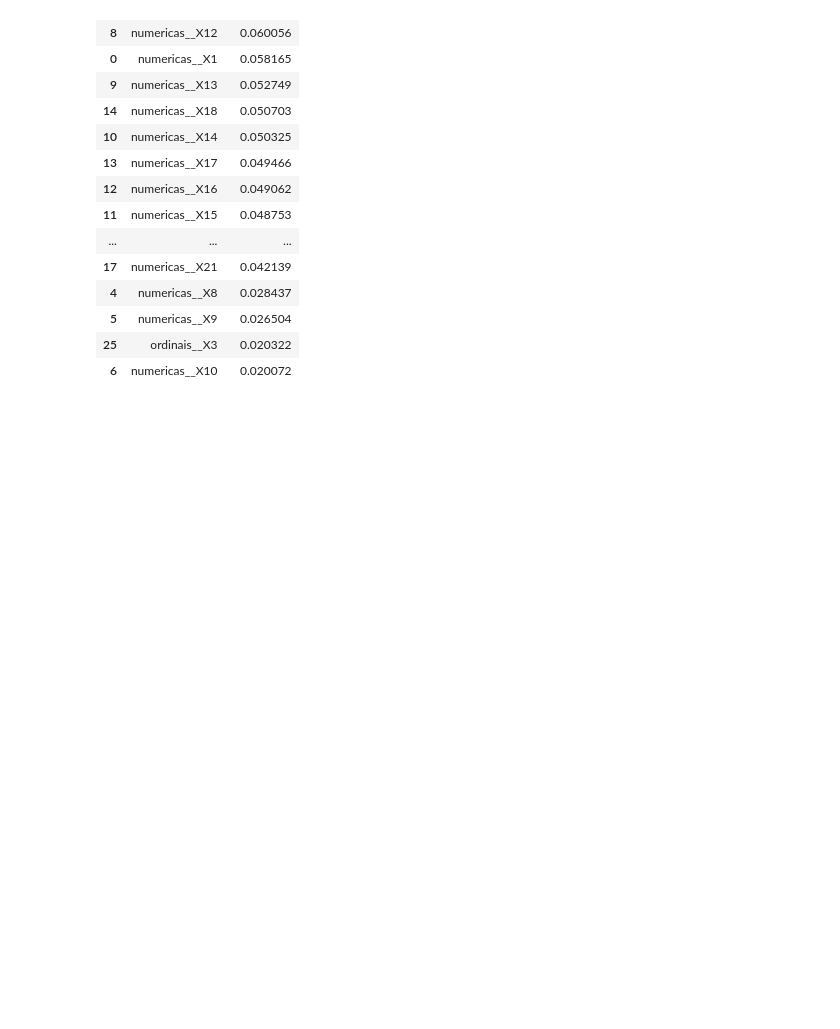
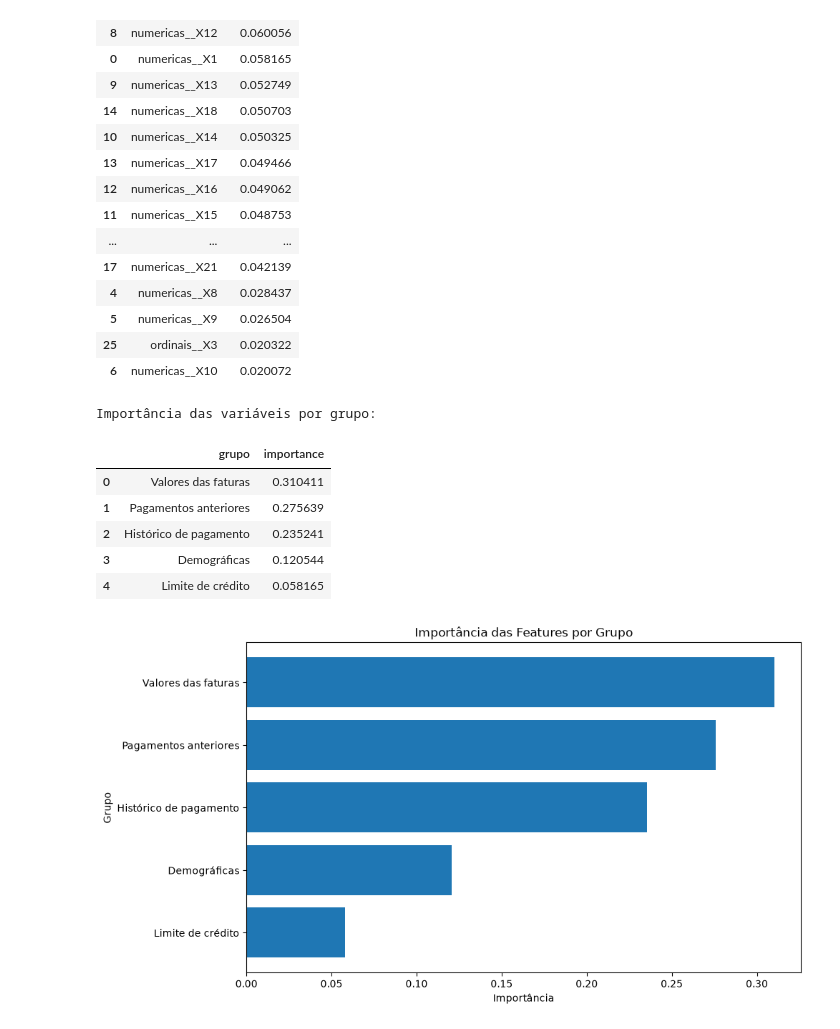
Before and after one commit to eduardo297/ML_Dataset_Inadimplencia, a Jupyter notebook: notebooks/pre_processamento.ipynb, the cells around one changed output. Drawn from its saved outputs; the diff is of its cells as text; code cells hidden in the pictures; blank space fills up the shorter version.

```diff
--- a/notebooks/pre_processamento.ipynb
+++ b/notebooks/pre_processamento.ipynb
@@ -621,32 +621,52 @@ def identificar_grupo(feature):
 
 
 # --------------------------------------------------
 # 4. Identificar o grupo de cada feature
 # --------------------------------------------------
 
 df_importancia["grupo"] = (
     df_importancia["feature"]
     .apply(identificar_grupo)
 )
 
-
 # --------------------------------------------------
 # 5. Somar as importâncias por grupo
 # --------------------------------------------------
 
 df_importancia_grupos = (
     df_importancia
     .groupby("grupo")["importance"]
     .sum()
     .sort_values(ascending=False)
     .reset_index()
 )
 
-
 # --------------------------------------------------
 # 6. Mostrar resultado
 # --------------------------------------------------
 
 print("Importância das variáveis por grupo:")
 
 display(df_importancia_grupos)
+
+plt.figure(figsize=(10, 6))
+
+plt.barh(
+    df_importancia_grupos["grupo"][::-1],
+    df_importancia_grupos["importance"][::-1]
+)
+
+plt.xlabel("Importância")
+plt.ylabel("Grupo")
+plt.title("Importância das Features por Grupo")
+
+plt.show()
+# %% [output]
+Importância das variáveis por grupo:
+|  | grupo | importance |
+| 0 | Valores das faturas | 0.310411 |
+| 1 | Pagamentos anteriores | 0.275639 |
+| 2 | Histórico de pagamento | 0.235241 |
+| 3 | Demográficas | 0.120544 |
+| 4 | Limite de crédito | 0.058165 |
+[figure, added]
```
Also changed, not shown: parts of 3 cells of this notebook.
